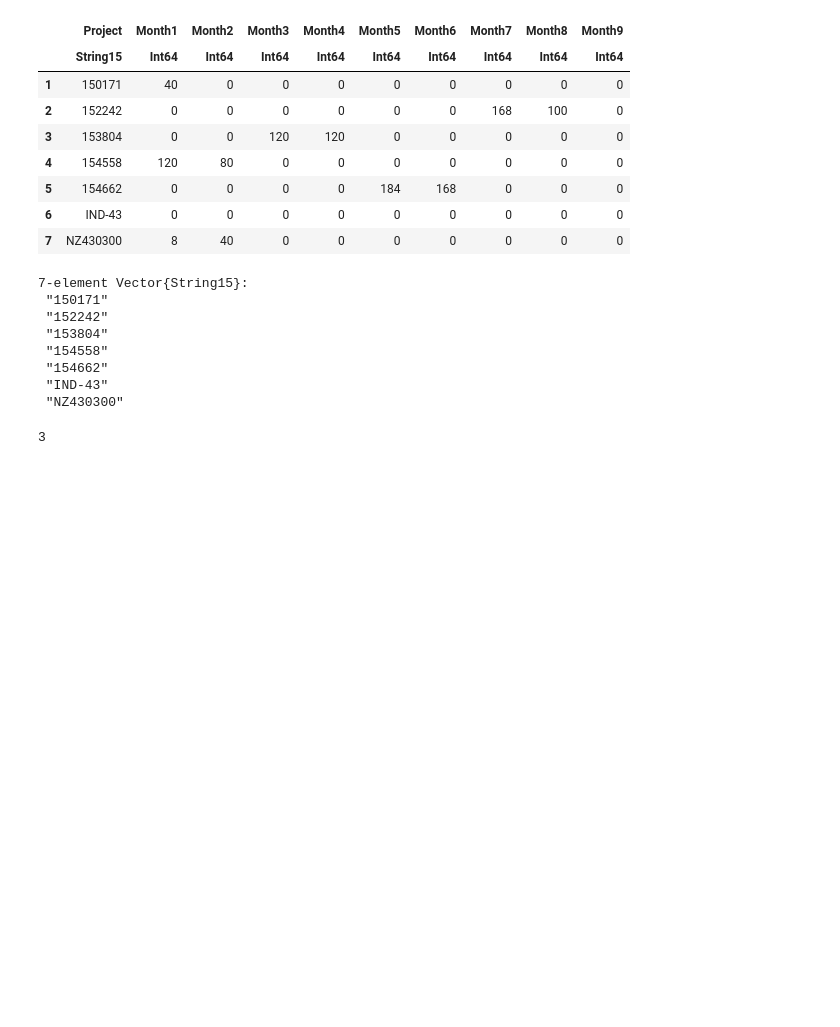
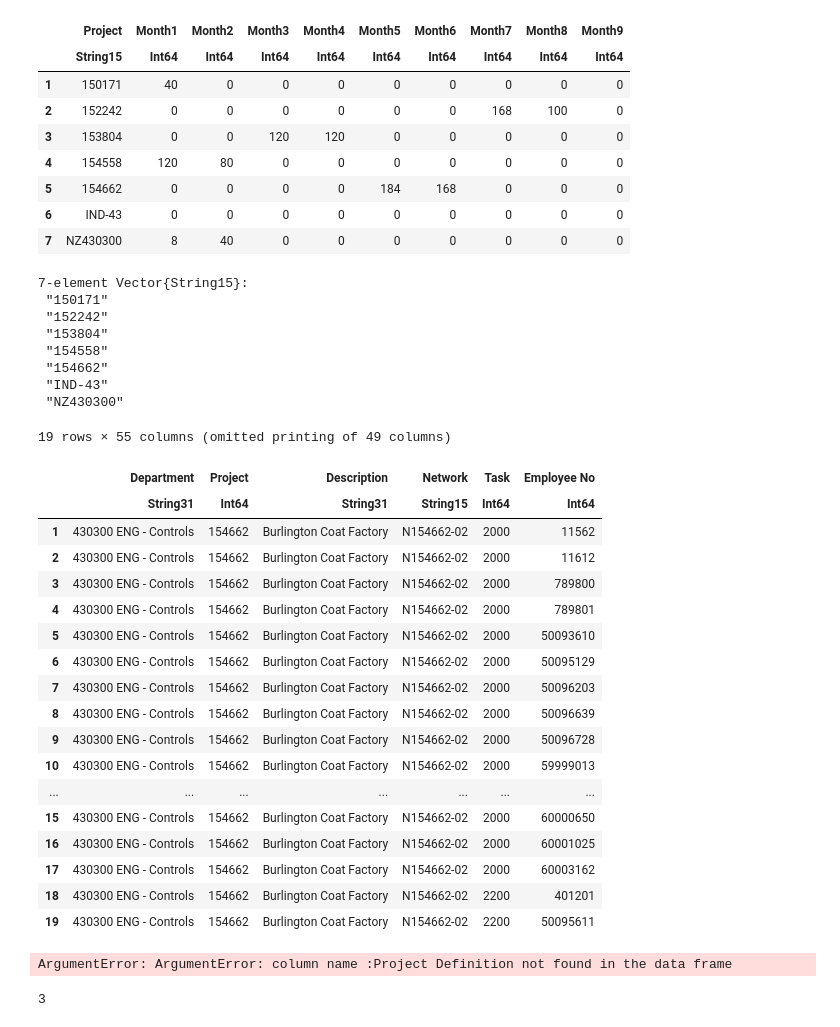
Before and after one commit to gjunqueira-sys/ResourceManagement.jl, a Jupyter notebook: src/sketchpad.ipynb, the cells around one changed output. Saved outputs shown, nothing was run; the diff lists cells and outputs as text; code cells hidden in the pictures; blank space fills up the shorter version.

```diff
--- a/src/sketchpad.ipynb
+++ b/src/sketchpad.ipynb
@@ -517,6 +529,35 @@ collect(t.Project)
  "154662"
  "IND-43"
  "NZ430300"
+# %%
+dfp = ReadLaborTracker("C:\\Users\\junqueg\\OneDrive - dematic.com\\MyDocuments_BackUp\\15. Programming\\Projects\\ResourceManagement.jl\\src\\actual_planByDeptByProj.csv");
+# %%
+dfp
+# %% [output]
+19 rows × 55 columns (omitted printing of 49 columns)
+|  | Department | Project | Description | Network | Task | Employee No |
+|  | String31 | Int64 | String31 | String15 | Int64 | Int64 |
+| 1 | 430300 ENG - Controls | 154662 | Burlington Coat Factory | N154662-02 | 2000 | 11562 |
+| 2 | 430300 ENG - Controls | 154662 | Burlington Coat Factory | N154662-02 | 2000 | 11612 |
+| 3 | 430300 ENG - Controls | 154662 | Burlington Coat Factory | N154662-02 | 2000 | 789800 |
+| 4 | 430300 ENG - Controls | 154662 | Burlington Coat Factory | N154662-02 | 2000 | 789801 |
+| 5 | 430300 ENG - Controls | 154662 | Burlington Coat Factory | N154662-02 | 2000 | 50093610 |
+| 6 | 430300 ENG - Controls | 154662 | Burlington Coat Factory | N154662-02 | 2000 | 50095129 |
+| 7 | 430300 ENG - Controls | 154662 | Burlington Coat Factory | N154662-02 | 2000 | 50096203 |
+| 8 | 430300 ENG - Controls | 154662 | Burlington Coat Factory | N154662-02 | 2000 | 50096639 |
+| 9 | 430300 ENG - Controls | 154662 | Burlington Coat Factory | N154662-02 | 2000 | 50096728 |
+| 10 | 430300 ENG - Controls | 154662 | Burlington Coat Factory | N154662-02 | 2000 | 59999013 |
+| ... | ... | ... | ... | ... | ... | ... |
+| 15 | 430300 ENG - Controls | 154662 | Burlington Coat Factory | N154662-02 | 2000 | 60000650 |
+| 16 | 430300 ENG - Controls | 154662 | Burlington Coat Factory | N154662-02 | 2000 | 60001025 |
+| 17 | 430300 ENG - Controls | 154662 | Burlington Coat Factory | N154662-02 | 2000 | 60003162 |
+| 18 | 430300 ENG - Controls | 154662 | Burlington Coat Factory | N154662-02 | 2200 | 401201 |
+| 19 | 430300 ENG - Controls | 154662 | Burlington Coat Factory | N154662-02 | 2200 | 50095611 |
+# %%
+p154662 = Project()
+fetchAndWriteProjectFinances!(dfp, "154662", "430300", p154662)
+# %% [output]
+ArgumentError: ArgumentError: column name :Project Definition not found in the data frame
 # %%
 +(1,2)
 # %% [output]
```
Also changed, not shown: parts of 1 cell of this notebook, 5 other files.
